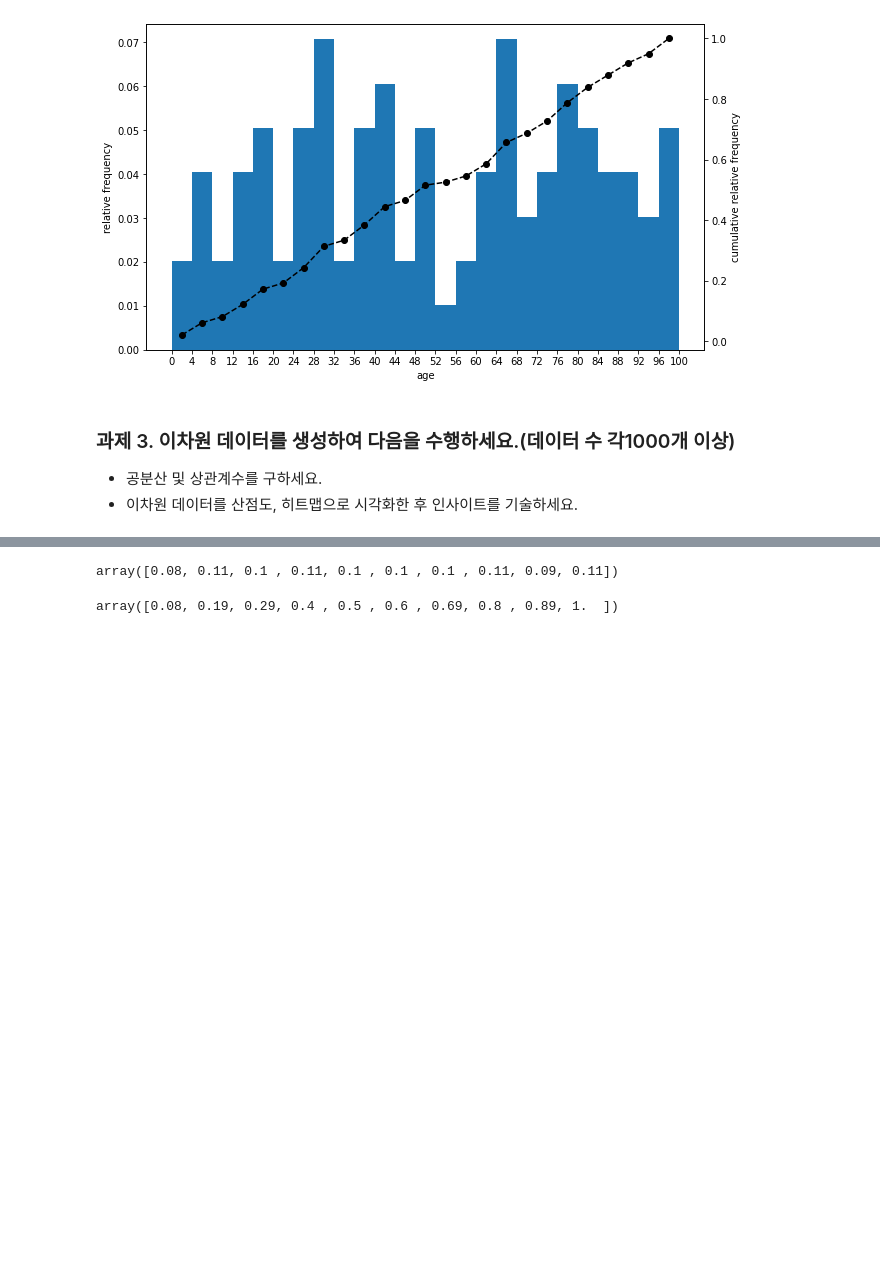
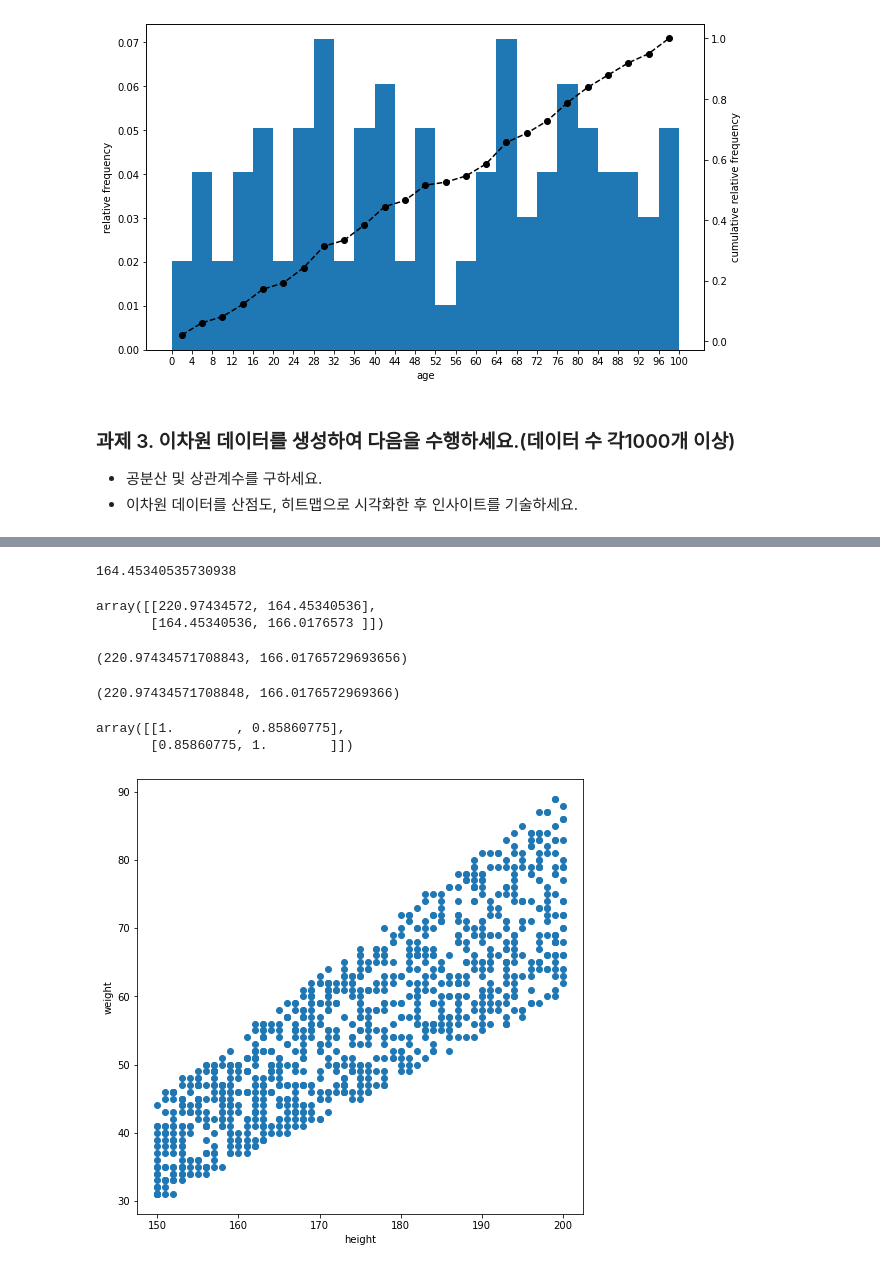
Before and after one commit to ddeodeok/cakd7, a Jupyter notebook: m3_통계/과제.ipynb, the cells around one changed output, grey strips where cells are left out. Cells and saved outputs as stored; diff of their text form; code cells hidden in the pictures; blank space fills up the shorter version.

```diff
--- a/m3_통계/과제.ipynb
+++ b/m3_통계/과제.ipynb
@@ -308,0 +291,6 @@ class_value
+# %%
+df = height_df.copy()
+df['height_deviations']= df['height']-df['height'].mean()
+df['weight_deviations']=df['weight']-df['weight'].mean()
+df['product of deviations'] = df['height_deviations']*df['weight_deviations']
+df
@@ -309,19 +311,40 @@ class_value
 # %%
-# 상대도수
-rel_freq = freq/freq.sum()
-rel_freq.round(2)
+# 분산 평균값(공분산?)
+df['product of deviations'].mean()
 # %% [output]
-array([0.08, 0.11, 0.1 , 0.11, 0.1 , 0.1 , 0.1 , 0.11, 0.09, 0.11])
+164.45340535730938
 # %%
-# 누적상대도수
-cum_rel_freq = np.cumsum(rel_freq)
-cum_rel_freq.round(2)
+# Numpy cov함수로 공분산 구하기 ..l ?? 왜값이 다르지..?
+cov_height=np.cov(height,weight, ddof=0)
+cov_height
 # %% [output]
-array([0.08, 0.19, 0.29, 0.4 , 0.5 , 0.6 , 0.69, 0.8 , 0.89, 1.  ])
+array([[220.97434572, 164.45340536],
+       [164.45340536, 166.0176573 ]])
 # %%
-# 도수 분포표에 추가
-freq_height_df['class value']=class_value
-freq_height_df['relative frequency'] = rel_freq
-freq_height_df['cumulative relative frequency'] = cum_rel_freq
-freq_height_df = freq_height_df[['class value', 'frequency', 'relative frequency', 'cumulative relative frequency']]
-freq_height_df
+cov_height[0,0], cov_height[1,1]
+# %% [output]
+(220.97434571708843, 166.01765729693656)
+# %%
+np.var(height,ddof=0), np.var(weight, ddof=0)
+# %% [output]
+(220.97434571708848, 166.0176572969366)
+# %%
+# corrcoef 함수로 상관계수 구하기
+np.corrcoef(height,weight)
+# %% [output]
+array([[1.        , 0.85860775],
+       [0.85860775, 1.        ]])
+# %%
+# 산점도
+height = np.array(df['height'])
+weight = np.array(df['weight'])
+
+fig = plt.figure(figsize=(8,8))
+ax = fig.add_subplot(111)
+
+ax.scatter(height,weight)
+ax.set_xlabel('height')
+ax.set_ylabel('weight')
+plt.show()
+# %% [output]
+[figure, added]
```
Also changed, not shown: parts of 10 cells of this notebook, 10 other files.
